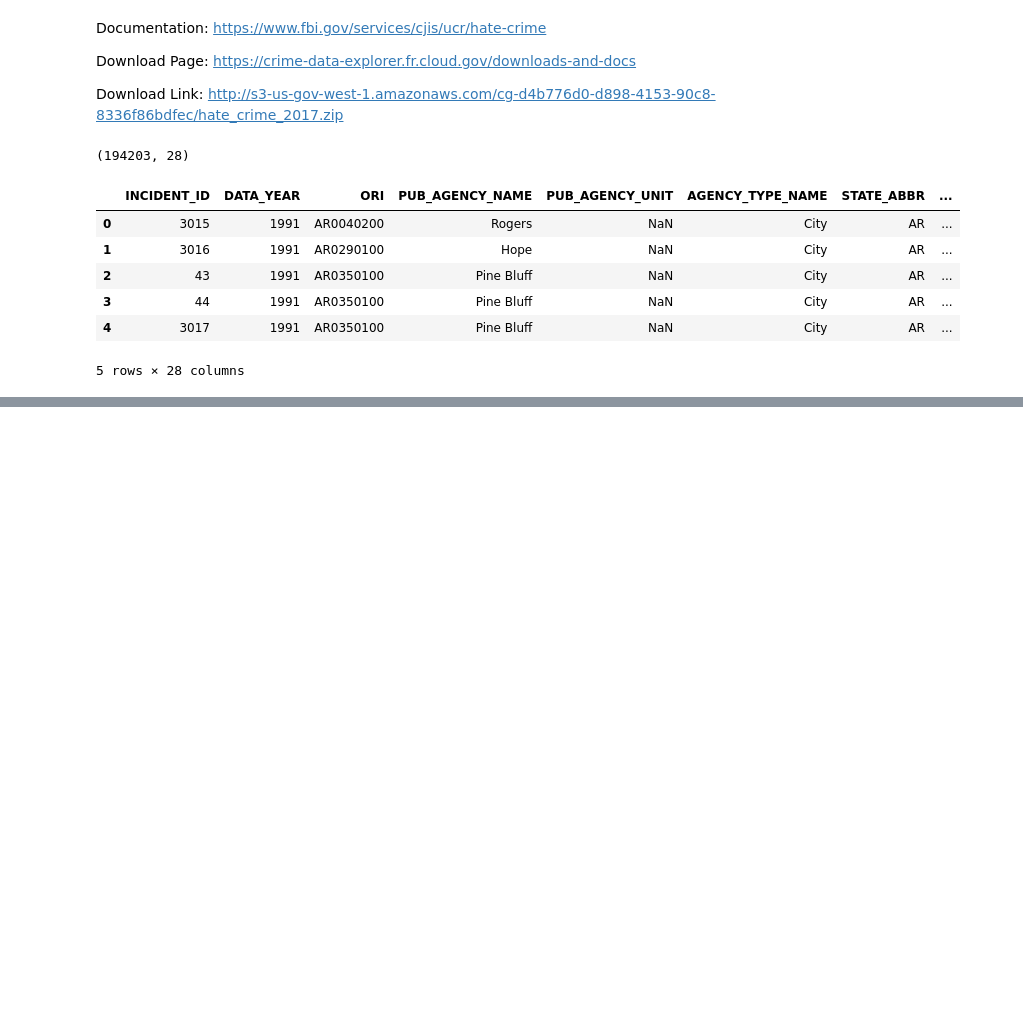
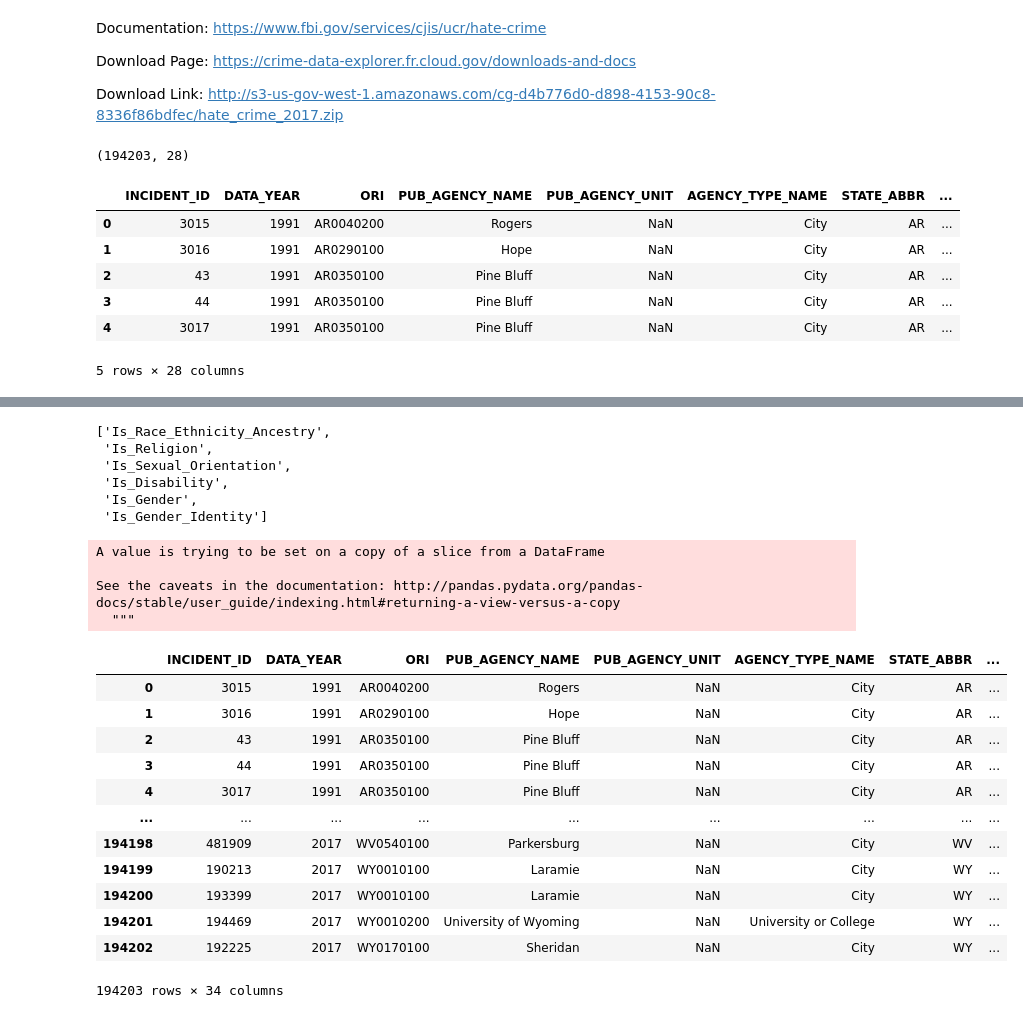
Before and after one commit to Johnnydaszhu/hatebase_dw, a Jupyter notebook: FBI/FBI DATA AUTO SYNC.ipynb, the cells around one changed output, grey strips where cells are left out. Drawn from its saved outputs; the diff is of its cells as text; code cells hidden in the pictures; blank space fills up the shorter version.

Commit message:
Auto
Now we could automatical get the booleaned data from FBI Hate Crime Database

```diff
--- a/FBI/FBI DATA AUTO SYNC.ipynb
+++ b/FBI/FBI DATA AUTO SYNC.ipynb
@@ -34,0 +94,7 @@ df.head()
+# %%
+list_Is_type = ['Is_Race_Ethnicity_Ancestry','Is_Religion','Is_Sexual_Orientation','Is_Disability','Is_Gender','Is_Gender_Identity']
+df_new = df
+
+for bias_type in list_Is_type:
+    df_new[bias_type] = 0
+df_new.head()
@@ -34,0 +124,36 @@ df.head()
+# %%
+list_Is_type
+# %% [output]
+['Is_Race_Ethnicity_Ancestry',
+ 'Is_Religion',
+ 'Is_Sexual_Orientation',
+ 'Is_Disability',
+ 'Is_Gender',
+ 'Is_Gender_Identity']
+# %%
+for row in range(0,df_new.shape[0]):
+    for i in range(0,len(list_types)):
+        for bias_type in list_types[i]:
+            if bias_type in df_new.BIAS_DESC[row]:
+                df_new[list_Is_type[i]][row] = 1
+# %% [output]
+A value is trying to be set on a copy of a slice from a DataFrame
+
+See the caveats in the documentation: http://pandas.pydata.org/pandas-docs/stable/user_guide/indexing.html#returning-a-view-versus-a-copy
+  """
+# %%
+df_new
+# %% [output]
+|  | INCIDENT_ID | DATA_YEAR | ORI | PUB_AGENCY_NAME | PUB_AGENCY_UNIT | AGENCY_TYPE_NAME | STATE_ABBR | ... |
+| 0 | 3015 | 1991 | AR0040200 | Rogers | NaN | City | AR | ... |
+| 1 | 3016 | 1991 | AR0290100 | Hope | NaN | City | AR | ... |
+| 2 | 43 | 1991 | AR0350100 | Pine Bluff | NaN | City | AR | ... |
+| 3 | 44 | 1991 | AR0350100 | Pine Bluff | NaN | City | AR | ... |
+| 4 | 3017 | 1991 | AR0350100 | Pine Bluff | NaN | City | AR | ... |
+| ... | ... | ... | ... | ... | ... | ... | ... | ... |
+| 194198 | 481909 | 2017 | WV0540100 | Parkersburg | NaN | City | WV | ... |
+| 194199 | 190213 | 2017 | WY0010100 | Laramie | NaN | City | WY | ... |
+| 194200 | 193399 | 2017 | WY0010100 | Laramie | NaN | City | WY | ... |
+| 194201 | 194469 | 2017 | WY0010200 | University of Wyoming | NaN | University or College | WY | ... |
+| 194202 | 192225 | 2017 | WY0170100 | Sheridan | NaN | City | WY | ... |
+194203 rows × 34 columns
```
Also changed, not shown: parts of 10 cells of this notebook, 1 other file.
